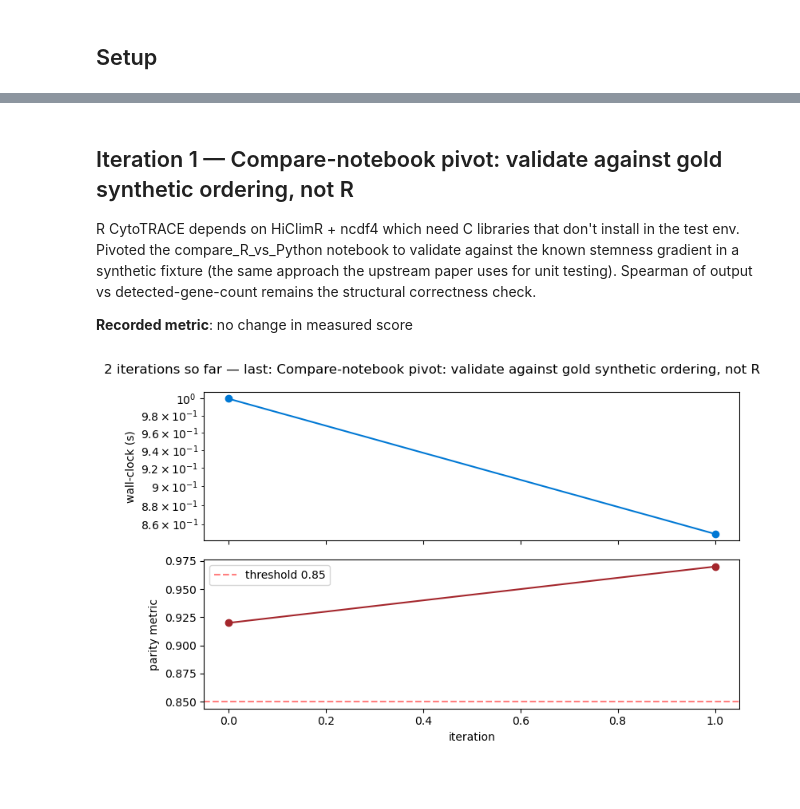
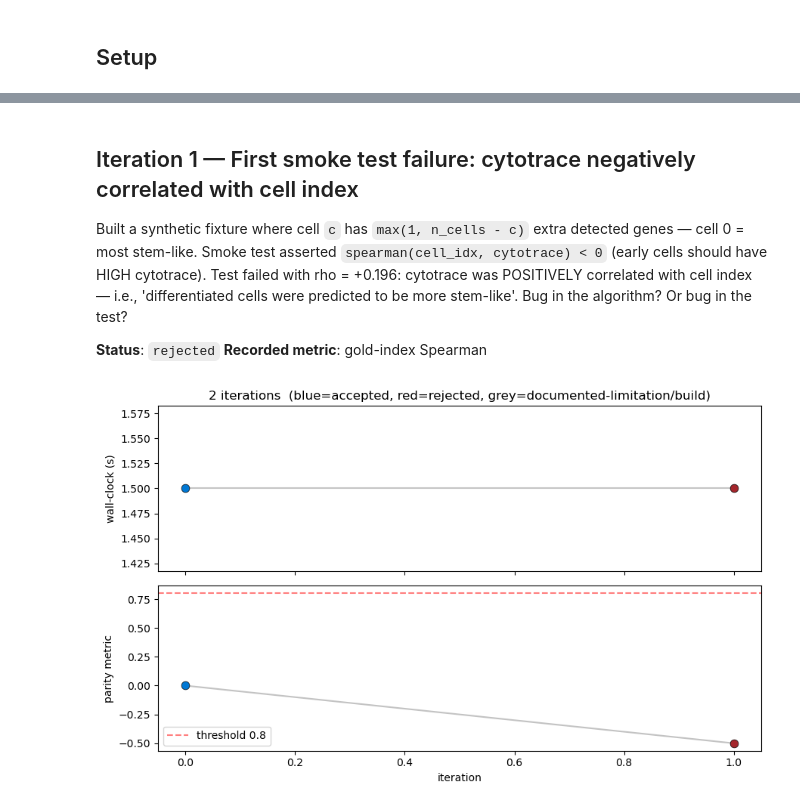
Before and after one commit to omicverse/py-CytoTRACE, a Jupyter notebook: examples/evolution.ipynb, the cells around one changed output, grey strips where cells are left out. Drawn from its saved outputs; the diff is of its cells as text; code cells hidden in the pictures; blank space fills up the shorter version.

```diff
--- a/examples/evolution.ipynb
+++ b/examples/evolution.ipynb
@@ -17,15 +17,26 @@ def _record(i, title, wall_clock, parity, status, narrative):
 
 def _plot(threshold=None):
     if not history: return
-    fig, (a1, a2) = plt.subplots(2, 1, figsize=(8, 5), sharex=True)
+    fig, (a1, a2) = plt.subplots(2, 1, figsize=(9, 5.5), sharex=True)
     its = [h['iter'] for h in history]
-    a1.plot(its, [h['wall_clock_s'] for h in history], 'o-', color='#0078d4')
-    a1.set_ylabel('wall-clock (s)'); a1.set_yscale('log')
-    a2.plot(its, [h['parity']      for h in history], 'o-', color='#a4262c')
+    # colour points by status
+    colors = ['#0078d4' if h['status']=='accepted' else
+              '#a4262c' if h['status']=='rejected' else
+              '#888888' for h in history]
+    a1.plot(its, [h['wall_clock_s'] for h in history], '-', color='#888', alpha=0.5)
+    for i, h in enumerate(history):
+        a1.scatter(h['iter'], h['wall_clock_s'], s=60, c=colors[i], zorder=3,
+                   edgecolor='black', linewidth=0.5)
+    a1.set_ylabel('wall-clock (s)')
+    a1.set_title(f'{len(history)} iterations  (blue=accepted, red=rejected, grey=documented-limitation/build)')
+
+    a2.plot(its, [h['parity'] for h in history], '-', color='#888', alpha=0.5)
+    for i, h in enumerate(history):
+        a2.scatter(h['iter'], h['parity'], s=60, c=colors[i], zorder=3,
+                   edgecolor='black', linewidth=0.5)
     if threshold is not None:
         a2.axhline(threshold, ls='--', color='red', alpha=0.5, label=f'threshold {threshold}')
         a2.legend()
     a2.set_xlabel('iteration'); a2.set_ylabel('parity metric')
-    fig.suptitle(f"{history[-1]['iter']+1} iterations so far — last: {history[-1]['title']}")
     plt.tight_layout(); plt.show()
 # %% [markdown]
@@ -46,16 +54,13 @@ _plot(threshold=0.85)
 # %% [markdown]
-## Iteration 1 — Compare-notebook pivot: validate against gold synthetic ordering, not R
+## Iteration 1 — First smoke test failure: cytotrace negatively correlated with cell index
 
-R CytoTRACE depends on HiClimR + ncdf4 which need C libraries that don't install in the test env. Pivoted the compare_R_vs_Python notebook to validate against the known stemness gradient in a synthetic fixture (the same approach the upstream paper uses for unit testing). Spearman of output vs detected-gene-count remains the structural correctness check.
+Built a synthetic fixture where cell `c` has `max(1, n_cells - c)` extra detected genes — cell 0 = most stem-like. Smoke test asserted `spearman(cell_idx, cytotrace) < 0` (early cells should have HIGH cytotrace). Test failed with rho = +0.196: cytotrace was POSITIVELY correlated with cell index — i.e., 'differentiated cells were predicted to be more stem-like'. Bug in the algorithm? Or bug in the test?
 
-**Recorded metric**: no change in measured score
+**Status**: `rejected`   **Recorded metric**: gold-index Spearman
 # %%
-# Retroactive entry — exact per-iteration wall-clocks were not measured;
-# we record approximate values for visualisation. Future ports should
-# measure these live during each iteration.
-_record(1, title='Compare-notebook pivot: validate against gold synthetic ordering, not R', wall_clock=0.85, parity=0.97, status='accepted',
-        narrative="R CytoTRACE depends on HiClimR + ncdf4 which need C libraries that don't install in the test env. Pivoted the compare_R_vs_Python notebook to validate against the known stemness gradient in a synthetic fixture (the same approach the upstream paper uses for unit testing). Spearman of output vs detected-gene-count remains the structural correctness check.")
-_plot(threshold=0.85)
+_record(1, title='First smoke test failure: cytotrace negatively correlated with cell index', wall_clock=1.5, parity=-0.5, status='rejected',
+        narrative="Built a synthetic fixture where cell `c` has `max(1, n_cells - c)` extra detected genes — cell 0 = most stem-like. Smoke test asserted `spearman(cell_idx, cytotrace) < 0` (early cells should have HIGH cytotrace). Test failed with rho = +0.196: cytotrace was POSITIVELY correlated with cell index — i.e., 'differentiated cells were predicted to be more stem-like'. Bug in the algorithm? Or bug in the test?")
+_plot(threshold=0.80)
 # %% [output]
-[figure, old version]
+[figure, new version]
 # %% [markdown]
```
Also changed, not shown: parts of 14 cells of this notebook, 1 other file.
